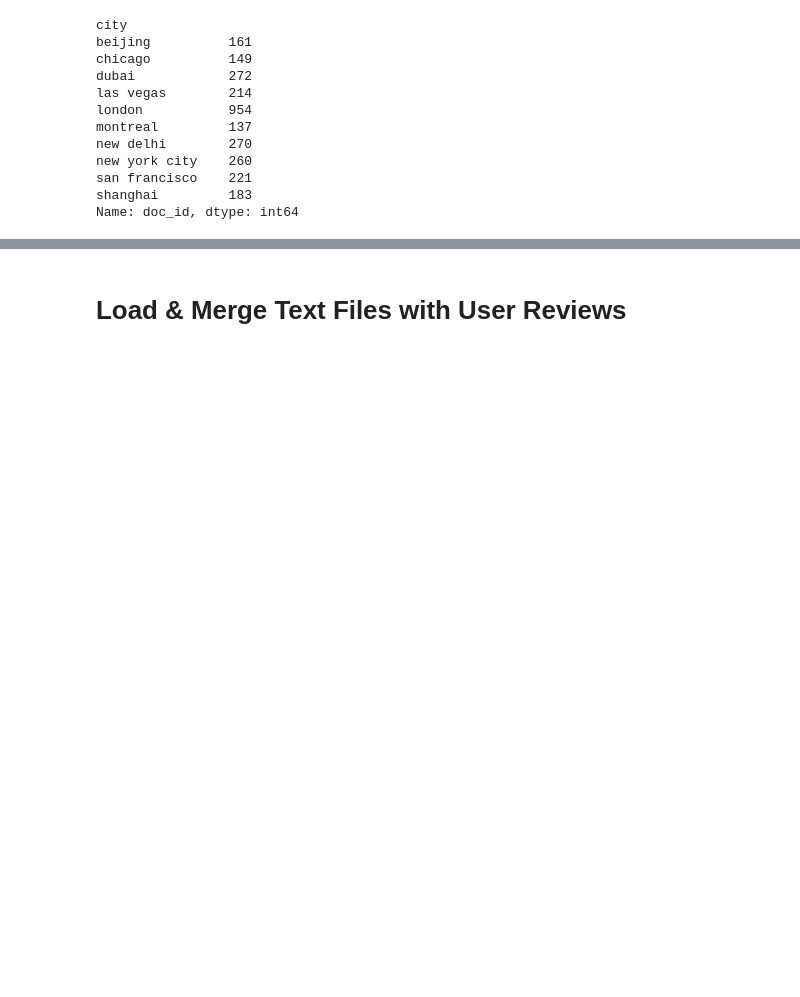
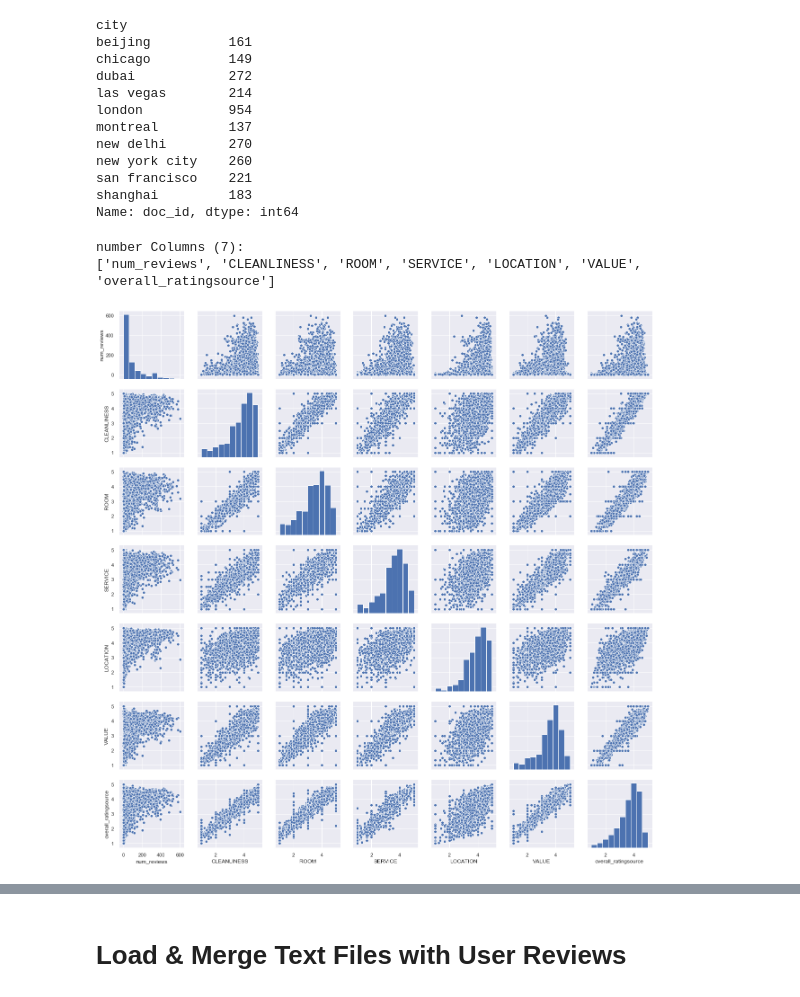
Before and after one commit to chelseanbr/between-the-lines, a Jupyter notebook: notebooks/initial_nb_loading.ipynb, the cells around one changed output, grey strips where cells are left out. Drawn from its saved outputs; the diff is of its cells as text; code cells hidden in the pictures; blank space fills up the shorter version.

```diff
--- a/notebooks/initial_nb_loading.ipynb
+++ b/notebooks/initial_nb_loading.ipynb
@@ -435,3 +469,12 @@ new york city    260
 san francisco    221
 shanghai         183
 Name: doc_id, dtype: int64
+# %%
+num_cols = hlp.get_cols_of_type(df, 'number')
+# %% [output]
+number Columns (7):
+['num_reviews', 'CLEANLINESS', 'ROOM', 'SERVICE', 'LOCATION', 'VALUE', 'overall_ratingsource']
+# %%
+hlp.plot_scattermatrix(df, num_cols, height=2.5)
+# %% [output]
+[figure, added]
```
Also changed, not shown: parts of 18 cells of this notebook, 1 other file.
